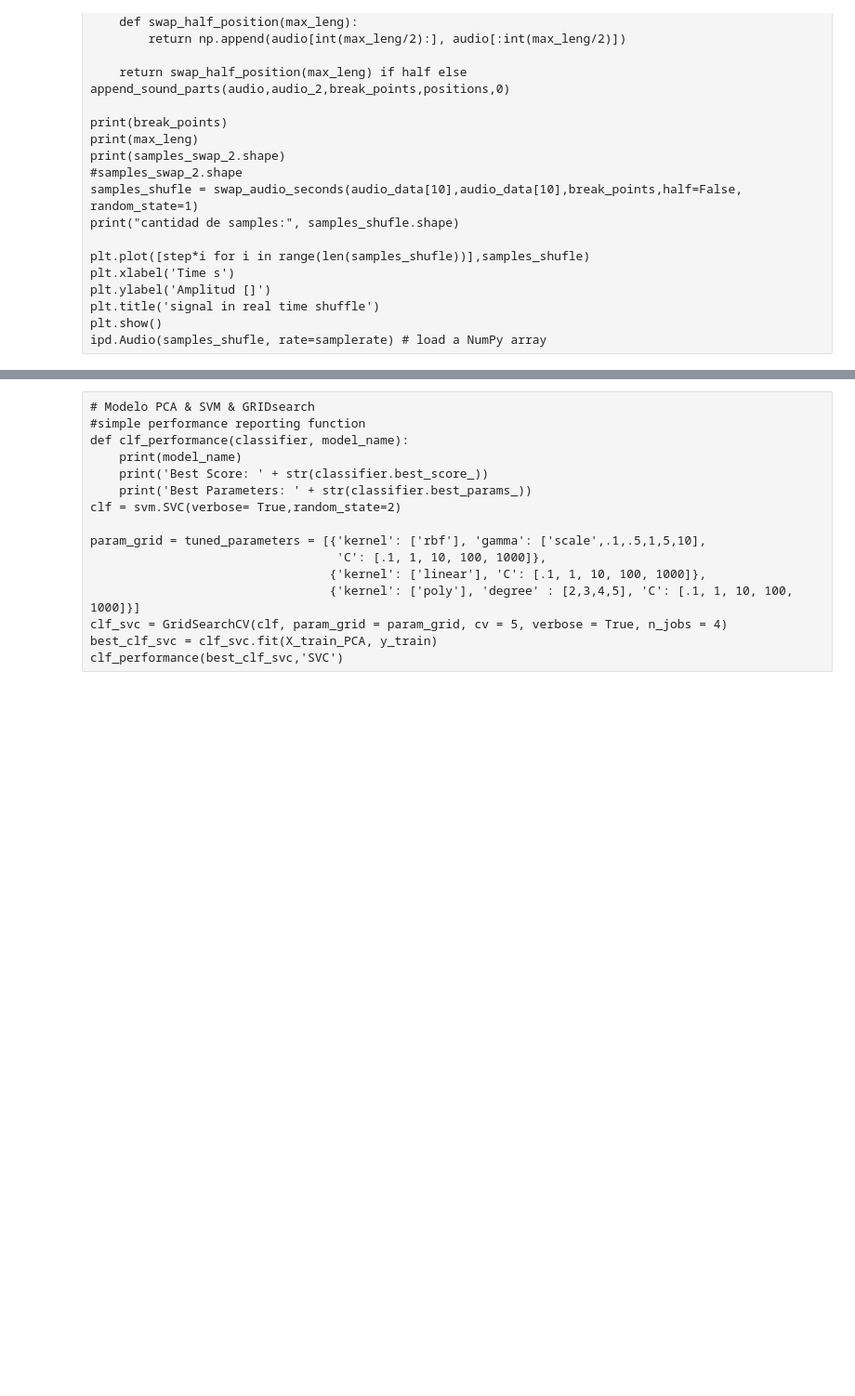
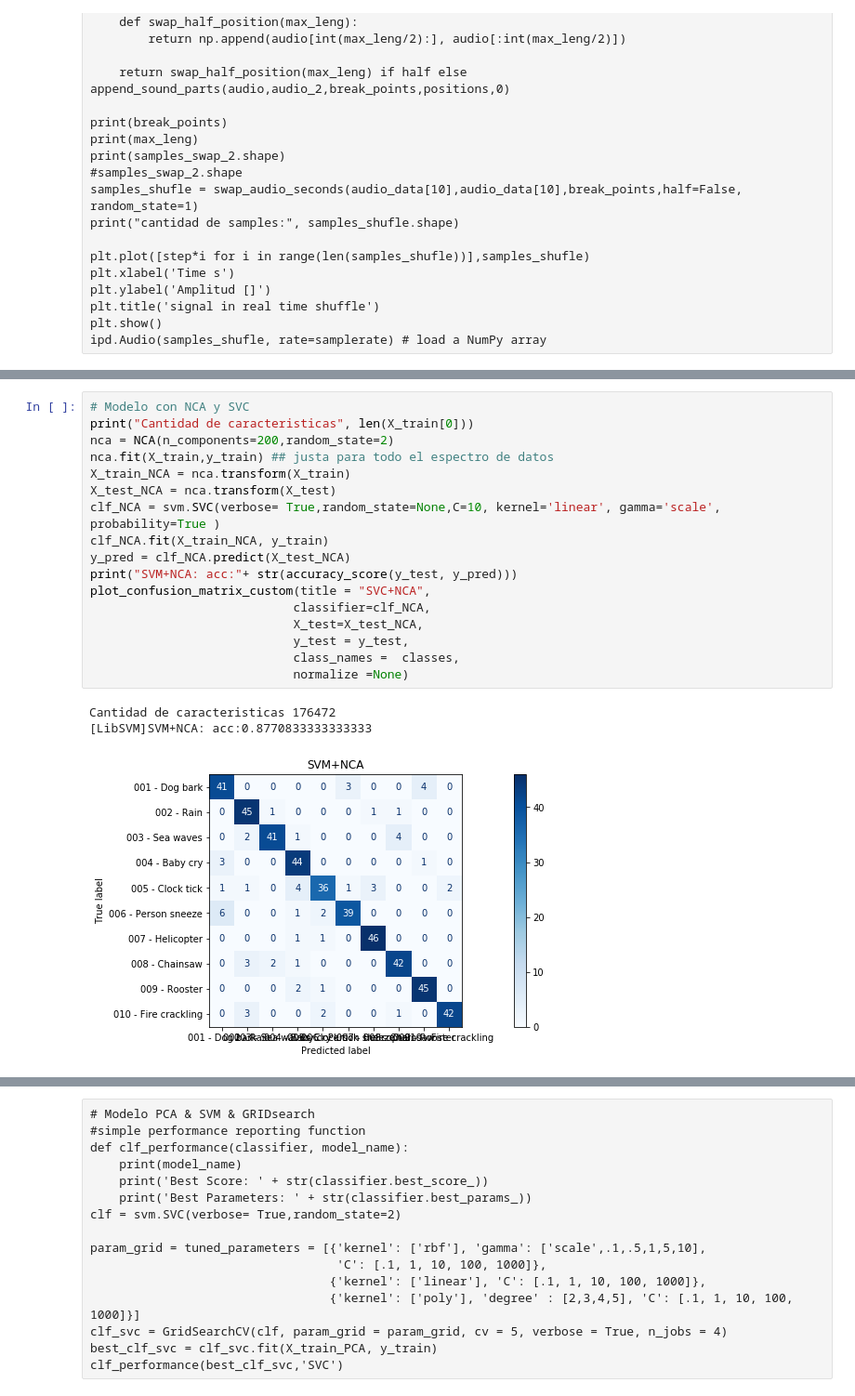
Before and after one commit to DavidCastilloAlvarado/STFT_ESC10, a Jupyter notebook: STFTstudy.ipynb, the cells around one changed output, grey strips where cells are left out. Shown at 93% size. Saved outputs shown, nothing was run; the diff lists cells and outputs as text; blank space fills up the shorter version.

```diff
--- a/STFTstudy.ipynb
+++ b/STFTstudy.ipynb
@@ -345,0 +353,21 @@ Cantidad de caracteristicas 176472
+# %%
+# Modelo con NCA y SVC
+print("Cantidad de caracteristicas", len(X_train[0]))
+nca = NCA(n_components=200,random_state=2)
+nca.fit(X_train,y_train) ## justa para todo el espectro de datos
+X_train_NCA = nca.transform(X_train)
+X_test_NCA = nca.transform(X_test)
+clf_NCA = svm.SVC(verbose= True,random_state=None,C=10, kernel='linear', gamma='scale', probability=True )
+clf_NCA.fit(X_train_NCA, y_train)
+y_pred = clf_NCA.predict(X_test_NCA)
+print("SVM+NCA: acc:"+ str(accuracy_score(y_test, y_pred)))
+plot_confusion_matrix_custom(title = "SVC+NCA",
+                            classifier=clf_NCA,
+                            X_test=X_test_NCA,
+                            y_test = y_test,
+                            class_names =  classes,
+                            normalize =None)
+# %% [output]
+Cantidad de caracteristicas 176472
+[LibSVM]SVM+NCA: acc:0.8770833333333333
+[figure, added]
```
Also changed, not shown: parts of 17 cells of this notebook.
